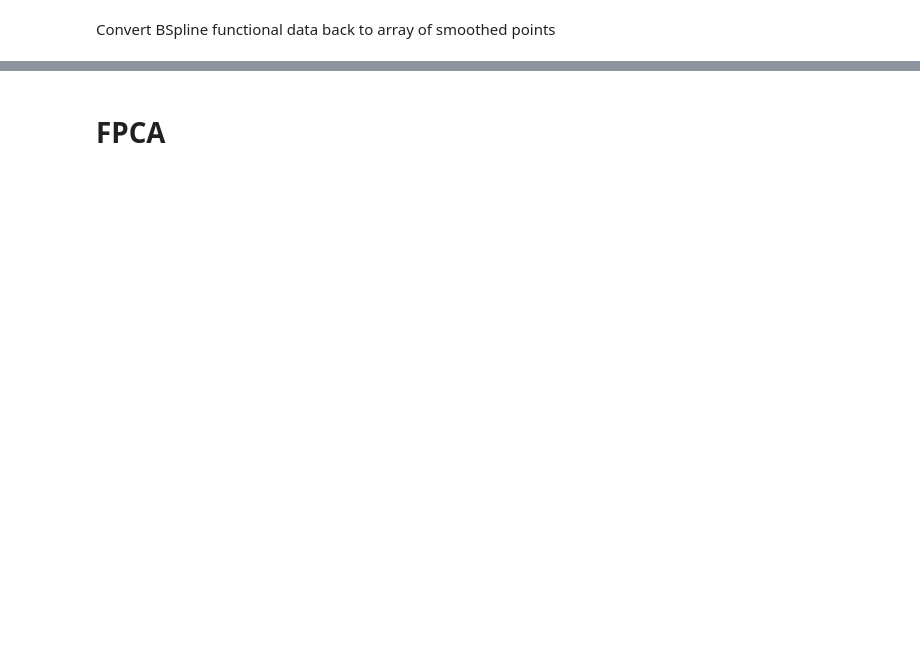
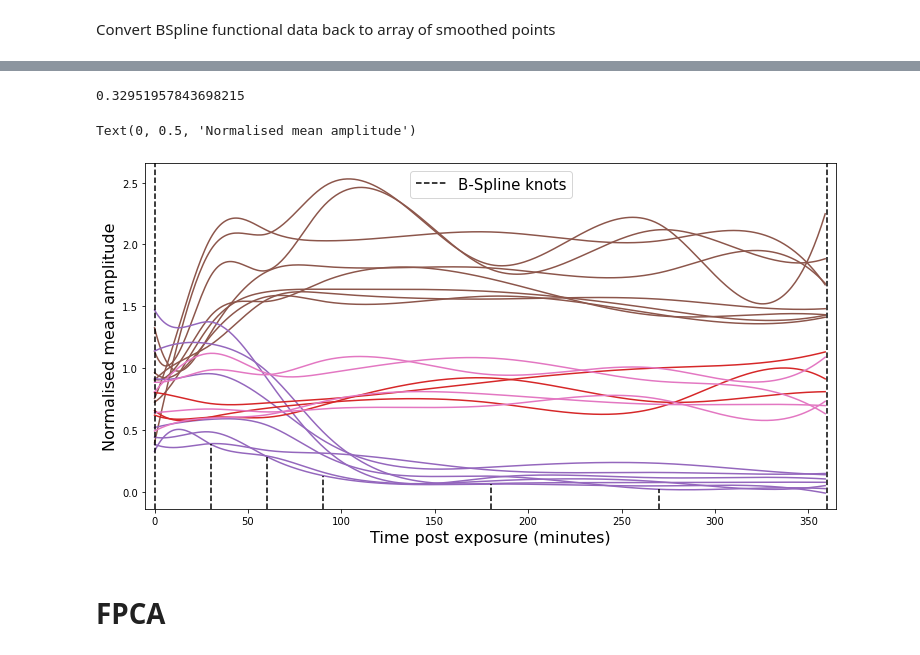
Before and after one commit to ruckapark/IndicateurGlobal, a Jupyter notebook: LAB_univariateFDA.ipynb, the cells around one changed output, grey strips where cells are left out. Saved outputs shown, nothing was run; the diff lists cells and outputs as text; code cells hidden in the pictures; blank space fills up the shorter version.

```diff
--- a/LAB_univariateFDA.ipynb
+++ b/LAB_univariateFDA.ipynb
@@ -226,3 +230,34 @@ axe.set_xlim([0,360])
+# %%
+X_grid[sp].data_matrix[:,0].min()
+# %% [output]
+0.32951957843698215
+# %%
+#Same plot but with knots visible
+#plot for individual species
+fig = plt.figure(figsize = (12,6))
+axe = fig.add_axes([0.1,0.1,0.8,0.8])
+for x,col in enumerate(data[sp].columns):
+    axe.plot(X_grid[sp].grid_points[0],X_grid[sp].data_matrix[x].flatten(),color = plot_colors[y[x]])
+
+y_min, y_max = axe.get_ylim()
+for knot in knots[1:-1]:
+    knot_min = X_grid[sp].data_matrix[:,knot].min()
+    ymax = (knot_min - y_min) / (y_max - y_min)
+    axe.axvline(knot,ymax = ymax,color = 'black',linestyle = '--')
+axe.axvline(0,color = 'black',linestyle = '--')
+axe.axvline(360,color = 'black',linestyle = '--')
+axe.set_xlim([-5,365])
+
+legend_handles = [
+    Line2D([0], [0], color='#000000', label='B-Spline knots',linestyle = '--')
+]
+plt.legend(handles=legend_handles,fontsize = 15)
+
+axe.set_xlabel('Time post exposure (minutes)',fontsize = 16)
+axe.set_ylabel('Normalised mean amplitude',fontsize = 16)
+# %% [output]
+Text(0, 0.5, 'Normalised mean amplitude')
+[figure, added]
 # %% [markdown]
 # FPCA
 # %%
```
Also changed, not shown: parts of 24 cells of this notebook.
